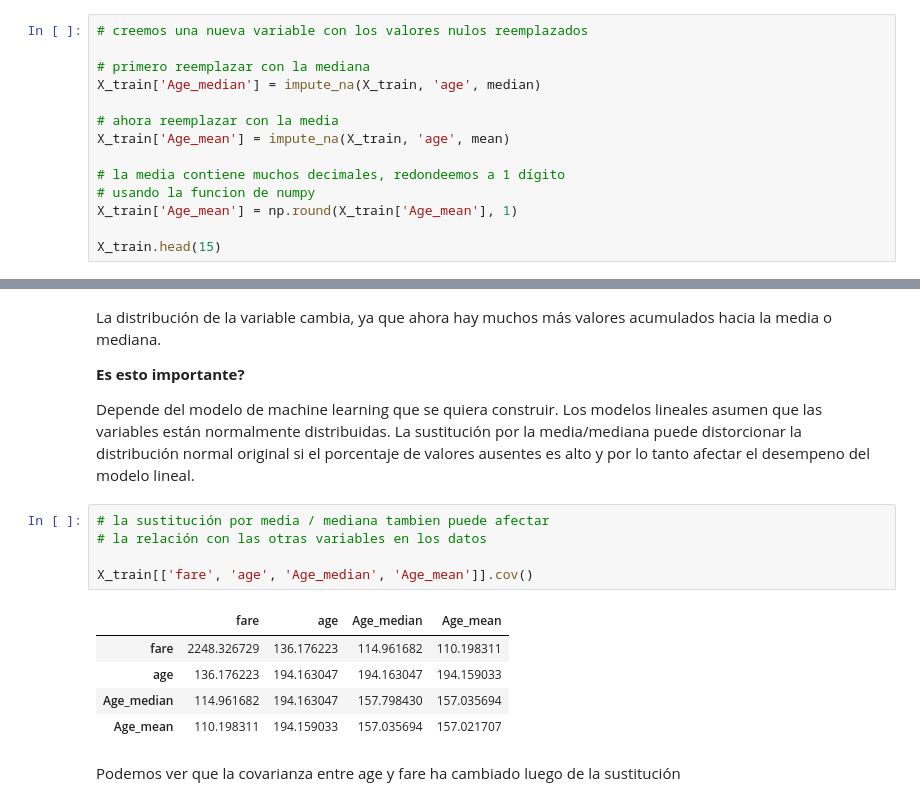
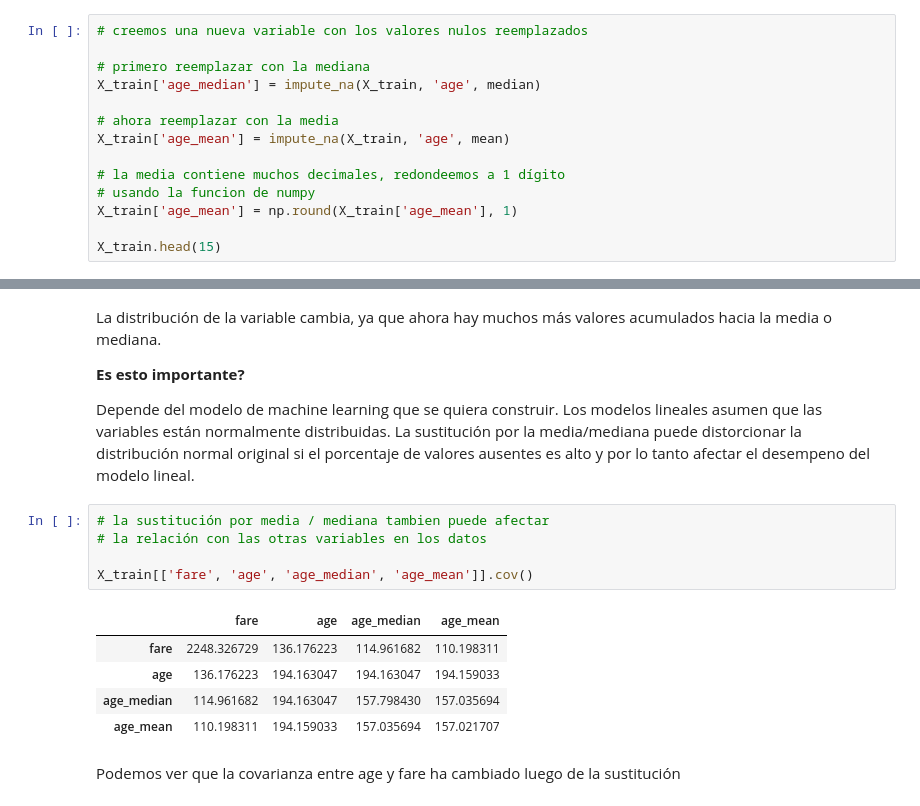
Before and after one commit to solegalli/ingenieria-de-variables, a Jupyter notebook: Seccion-04-Sustitucion-Datos-Faltantes/04.02_SustitucionMediaMediana.ipynb, the cells around one changed output, grey strips where cells are left out. Cells and saved outputs as stored; diff of their text form.

```diff
--- a/Seccion-04-Sustitucion-Datos-Faltantes/04.02_SustitucionMediaMediana.ipynb
+++ b/Seccion-04-Sustitucion-Datos-Faltantes/04.02_SustitucionMediaMediana.ipynb
@@ -159,14 +148,14 @@ mean
 # creemos una nueva variable con los valores nulos reemplazados
 
 # primero reemplazar con la mediana
-X_train['Age_median'] = impute_na(X_train, 'age', median)
+X_train['age_median'] = impute_na(X_train, 'age', median)
 
 # ahora reemplazar con la media
-X_train['Age_mean'] = impute_na(X_train, 'age', mean)
+X_train['age_mean'] = impute_na(X_train, 'age', mean)
 
 # la media contiene muchos decimales, redondeemos a 1 dígito
 # usando la funcion de numpy
-X_train['Age_mean'] = np.round(X_train['Age_mean'], 1)
+X_train['age_mean'] = np.round(X_train['age_mean'], 1)
 
 X_train.head(15)
 # %% [output]
@@ -232,14 +221,14 @@ Depende del modelo de machine learning que se quiera construir. Los modelos line
 # %%
 # la sustitución por media / mediana tambien puede afectar
 # la relación con las otras variables en los datos
 
-X_train[['fare', 'age', 'Age_median', 'Age_mean']].cov()
+X_train[['fare', 'age', 'age_median', 'age_mean']].cov()
 # %% [output]
-|  | fare | age | Age_median | Age_mean |
+|  | fare | age | age_median | age_mean |
 | fare | 2248.326729 | 136.176223 | 114.961682 | 110.198311 |
 | age | 136.176223 | 194.163047 | 194.163047 | 194.159033 |
-| Age_median | 114.961682 | 194.163047 | 157.798430 | 157.035694 |
-| Age_mean | 110.198311 | 194.159033 | 157.035694 | 157.021707 |
+| age_median | 114.961682 | 194.163047 | 157.798430 | 157.035694 |
+| age_mean | 110.198311 | 194.159033 | 157.035694 | 157.021707 |
 # %% [markdown]
 Podemos ver que la covarianza entre age y fare ha cambiado luego de la sustitución
 # %%
```
Also changed, not shown: parts of 7 cells of this notebook, 1 other file.
